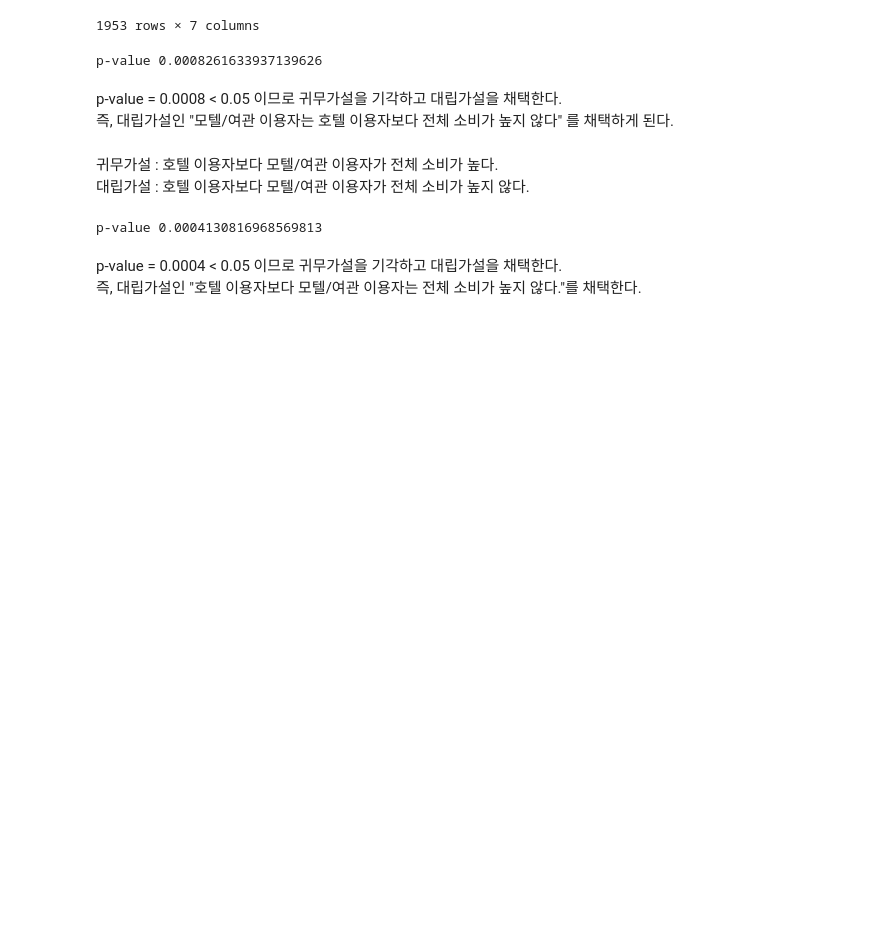
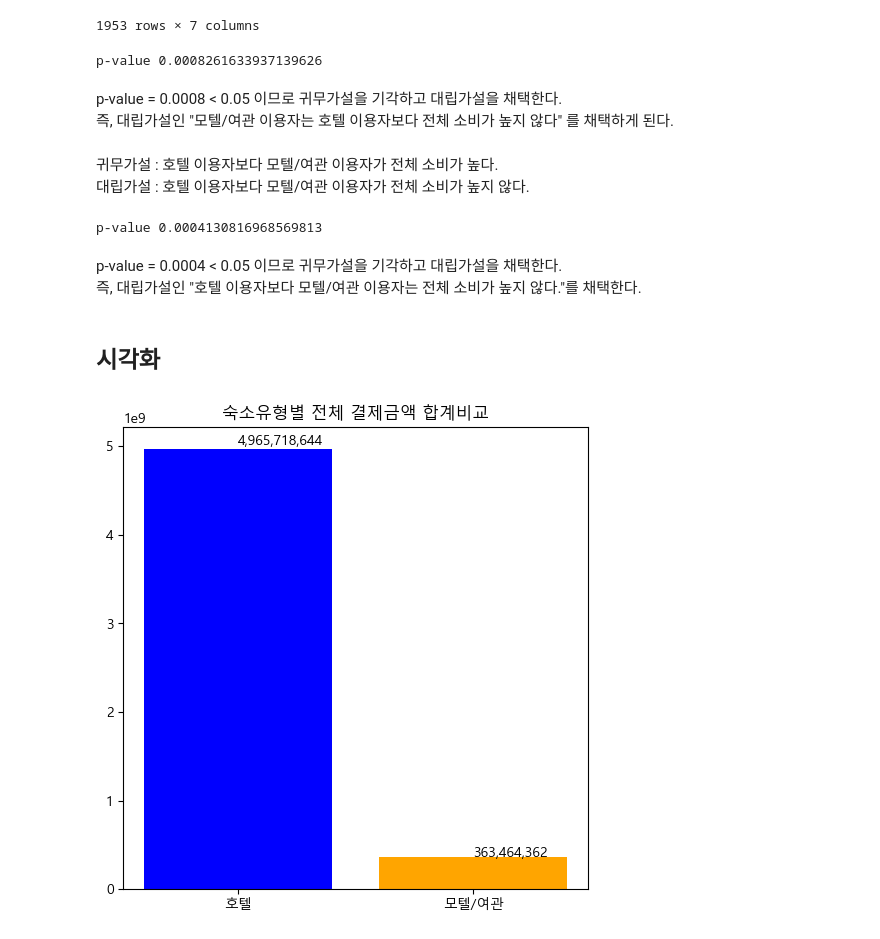
Before and after one commit to ssoom98/where2go, a Jupyter notebook: jang/preprocessing/Hypothesis.ipynb, the cells around one changed output. Saved outputs shown, nothing was run; the diff lists cells and outputs as text; code cells hidden in the pictures; blank space fills up the shorter version.

Commit message:
visualization

```diff
--- a/jang/preprocessing/Hypothesis.ipynb
+++ b/jang/preprocessing/Hypothesis.ipynb
@@ -418,3 +418,30 @@ p-value 0.0004130816968569813
 # %% [markdown]
 p-value = 0.0004 < 0.05 이므로 귀무가설을 기각하고 대립가설을 채택한다.
 즉, 대립가설인 "호텔 이용자보다 모텔/여관 이용자는 전체 소비가 높지 않다."를 채택한다.
+# %% [markdown]
+## 시각화
+# %%
+HotelUser = final_result[final_result['숙소유형코드']=='호텔']['전체결제금액']
+MotelUser = final_result[final_result['숙소유형코드'] =='모텔/여관']['전체결제금액']
+
+import matplotlib.pyplot as plt
+plt.rcParams['font.family'] = 'Malgun Gothic'  # Windows 기준
+plt.rcParams['axes.unicode_minus'] = False
+
+hotel_sum = HotelUser.sum()
+motel_sum = MotelUser.sum()
+
+labels = ['호텔', '모텔/여관']
+sums = [hotel_sum, motel_sum]
+
+plt.figure(figsize=(6,6))
+bars = plt.bar(labels, sums, color=['blue', 'orange'])
+
+for bar in bars:
+    yval = bar.get_height()
+    plt.text(bar.get_x() + bar.get_width() /2, yval + yval * 0.01, f'{yval:,.0f}')
+
+plt.title('숙소유형별 전체 결제금액 합계비교')
+plt.show()
+# %% [output]
+[figure, added]
```
Also changed, not shown: parts of 1 cell of this notebook, 1 other file.
